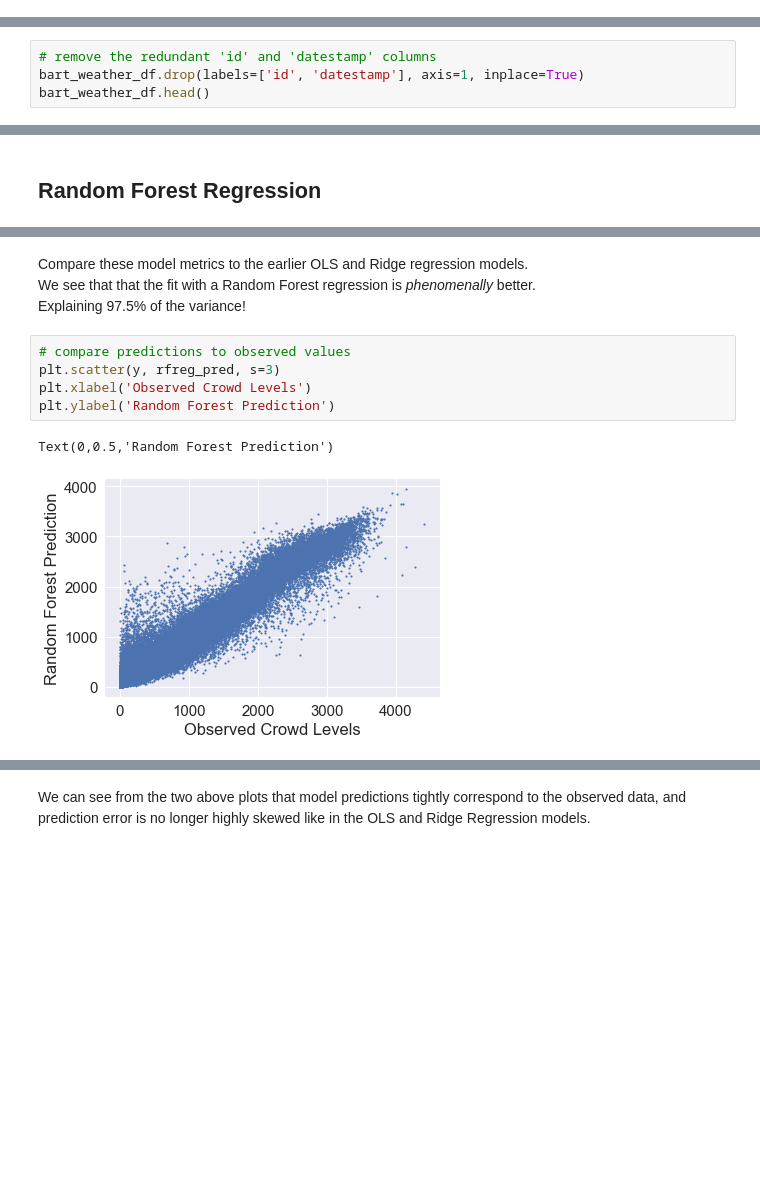
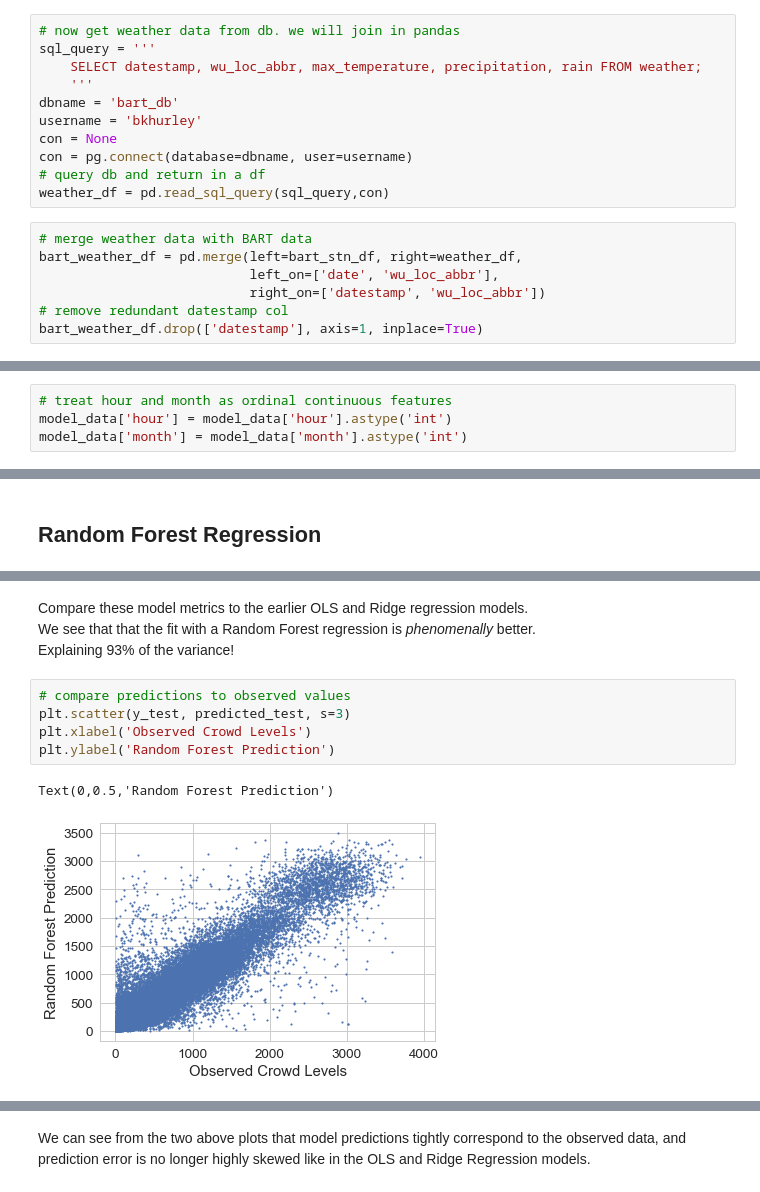
Before and after one commit to bkhurley/beat_the_crowd, a Jupyter notebook: model.ipynb, the cells around one changed output, grey strips where cells are left out. Saved outputs shown, nothing was run; the diff lists cells and outputs as text; blank space fills up the shorter version.

```diff
--- a/model.ipynb
+++ b/model.ipynb
@@ -31,3 +48,21 @@ bart_weather_df = sql_utils.pg2pd_join(table1='bart_entry_exit', table2='weather
+# %%
+# now get weather data from db. we will join in pandas
+sql_query = '''
+    SELECT datestamp, wu_loc_abbr, max_temperature, precipitation, rain FROM weather;
+    '''
+dbname = 'bart_db'
+username = 'bkhurley'
+con = None
+con = pg.connect(database=dbname, user=username)
+# query db and return in a df
+weather_df = pd.read_sql_query(sql_query,con)
+# %%
+# merge weather data with BART data
+bart_weather_df = pd.merge(left=bart_stn_df, right=weather_df,
+                           left_on=['date', 'wu_loc_abbr'],
+                           right_on=['datestamp', 'wu_loc_abbr'])
+# remove redundant datestamp col
+bart_weather_df.drop(['datestamp'], axis=1, inplace=True)
 # %%
 bart_weather_df.head()
 # %% [output]
@@ -40,4 +74,0 @@ bart_weather_df.head()
-# %%
-# remove the redundant 'id' and 'datestamp' columns
-bart_weather_df.drop(labels=['id', 'datestamp'], axis=1, inplace=True)
-bart_weather_df.head()
@@ -104,0 +129,4 @@ model_data.head()
+# %%
+# treat hour and month as ordinal continuous features
+model_data['hour'] = model_data['hour'].astype('int')
+model_data['month'] = model_data['month'].astype('int')
@@ -274,12 +416,12 @@ R^2:  0.97506280942
 # %% [markdown]
 Compare these model metrics to the earlier OLS and Ridge regression models. <br>
 We see that that the fit with a Random Forest regression is *phenomenally* better.<br>
-Explaining 97.5% of the variance!
+Explaining 93% of the variance!
 # %%
 # compare predictions to observed values
-plt.scatter(y, rfreg_pred, s=3)
+plt.scatter(y_test, predicted_test, s=3)
 plt.xlabel('Observed Crowd Levels')
 plt.ylabel('Random Forest Prediction')
 # %% [output]
 Text(0,0.5,'Random Forest Prediction')
-[figure, old version]
+[figure, new version]
```
Also changed, not shown: parts of 66 cells of this notebook.
